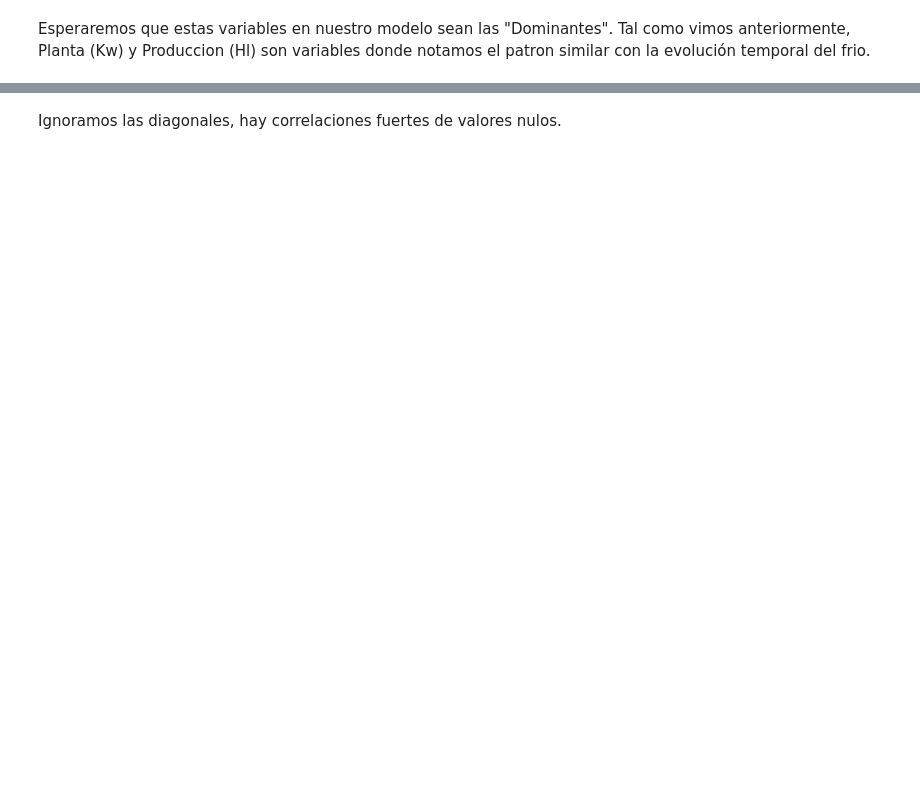
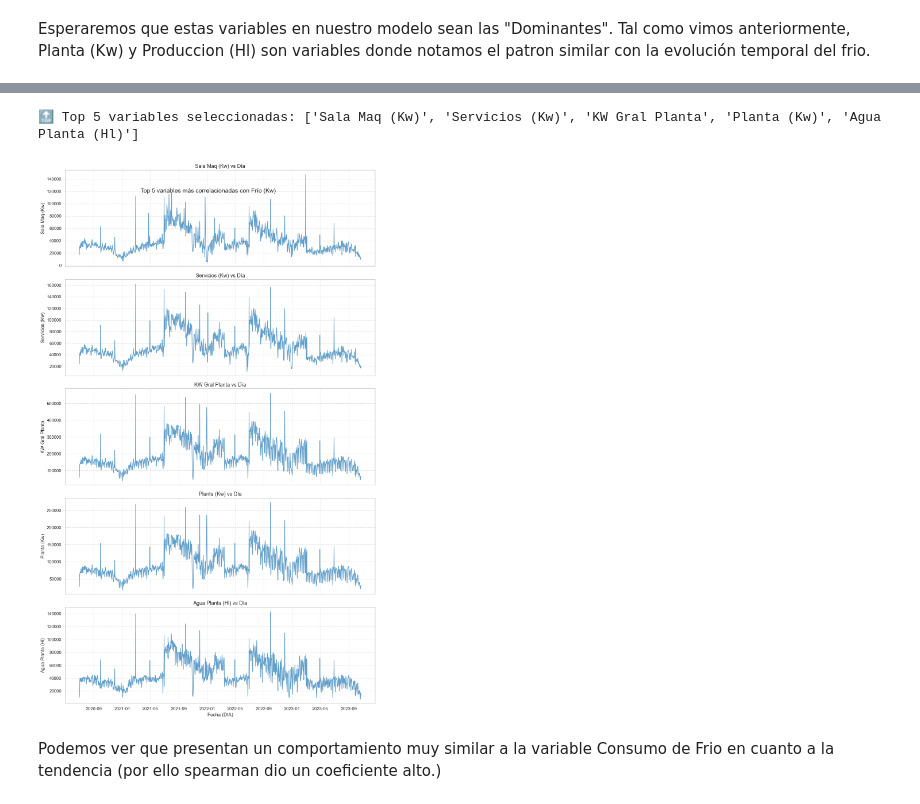
Before and after one commit to DayubMateo/MostoElMostro, a Jupyter notebook: notebooks/eda.ipynb, the cells around one changed output, grey strips where cells are left out. Cells and saved outputs as stored; diff of their text form; code cells hidden in the pictures; blank space fills up the shorter version.

```diff
--- a/notebooks/eda.ipynb
+++ b/notebooks/eda.ipynb
@@ -831,2 +679,34 @@ corr_zeros = matriz_correlacion_ceros(df, metodo="spearman", umbral=0.8)
-# %% [markdown]
-Ignoramos las diagonales, hay correlaciones fuertes de valores nulos.
+# %%
+df_limpio["DIA"] = pd.to_datetime(df_limpio["DIA"])
+
+# --- Tomar las 5 variables más correlacionadas ---
+top5_vars = top15.head(5).index.tolist()
+print("🔝 Top 5 variables seleccionadas:", top5_vars)
+
+# --- Configuración de estilo ---
+sns.set(style="whitegrid", palette="deep")
+
+# --- Graficar scatterplots ---
+fig, axes = plt.subplots(5, 1, figsize=(12, 20), sharex=True)
+for i, var in enumerate(top5_vars):
+    sns.lineplot(
+        data=df_limpio,
+        x="DIA",
+        y=var,
+        alpha=0.7,
+        color="tab:blue",
+        ax=axes[i]
+    )
+    axes[i].set_title(f"{var} vs Día", fontsize=13)
+    axes[i].set_ylabel(var)
+    axes[i].grid(True, linestyle="--", alpha=0.6)
+
+axes[-1].set_xlabel("Fecha (DIA)")
+plt.suptitle("Top 5 variables más correlacionadas con Frío (Kw)", fontsize=15, y=0.93)
+plt.tight_layout()
+plt.show()
+# %% [output]
+🔝 Top 5 variables seleccionadas: ['Sala Maq (Kw)', 'Servicios (Kw)', 'KW Gral Planta', 'Planta (Kw)', 'Agua Planta (Hl)']
+[figure, added]
+# %% [markdown]
+Podemos ver que presentan un comportamiento muy similar a la variable Consumo de Frio en cuanto a la tendencia (por ello spearman dio un coeficiente alto.)
```
Also changed, not shown: parts of 16 cells of this notebook.
